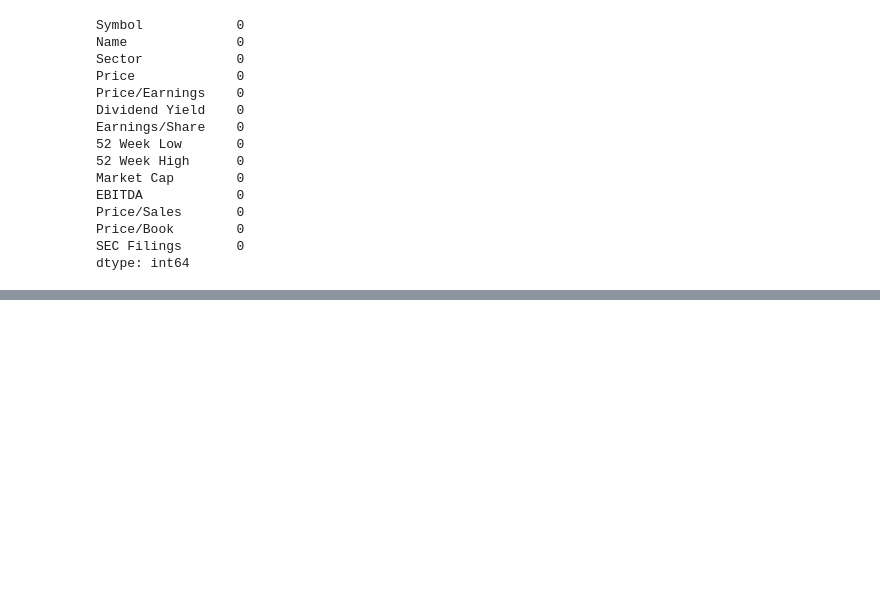
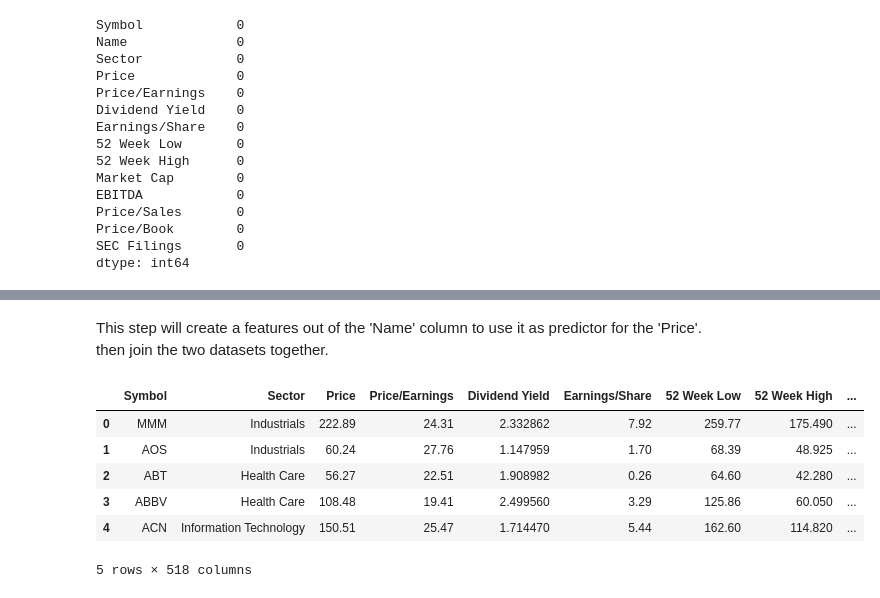
Before and after one commit to husseinalaaref/Financial-Analysis, a Jupyter notebook: project2/project2.ipynb, the cells around one changed output, grey strips where cells are left out. Cells and saved outputs as stored; diff of their text form; code cells hidden in the pictures; blank space fills up the shorter version.

```diff
--- a/project2/project2.ipynb
+++ b/project2/project2.ipynb
@@ -49,0 +70,17 @@ Name: Sector, dtype: int64
+# %% [markdown]
+This step will create a features out of the 'Name' column to use it as predictor for the
+'Price'. then join the two datasets together.
+# %%
+dum = pd.get_dummies(df1['Name'], dtype= int)
+df1 = df1.drop('Name', axis= 'columns')
+df1 = pd.concat([df1, dum], axis= 'columns')
+
+df1.head(5)
+# %% [output]
+|  | Symbol | Sector | Price | Price/Earnings | Dividend Yield | Earnings/Share | 52 Week Low | 52 Week High | ... |
+| 0 | MMM | Industrials | 222.89 | 24.31 | 2.332862 | 7.92 | 259.77 | 175.490 | ... |
+| 1 | AOS | Industrials | 60.24 | 27.76 | 1.147959 | 1.70 | 68.39 | 48.925 | ... |
+| 2 | ABT | Health Care | 56.27 | 22.51 | 1.908982 | 0.26 | 64.60 | 42.280 | ... |
+| 3 | ABBV | Health Care | 108.48 | 19.41 | 2.499560 | 3.29 | 125.86 | 60.050 | ... |
+| 4 | ACN | Information Technology | 150.51 | 25.47 | 1.714470 | 5.44 | 162.60 | 114.820 | ... |
+5 rows × 518 columns
```
Also changed, not shown: parts of 14 cells of this notebook.
